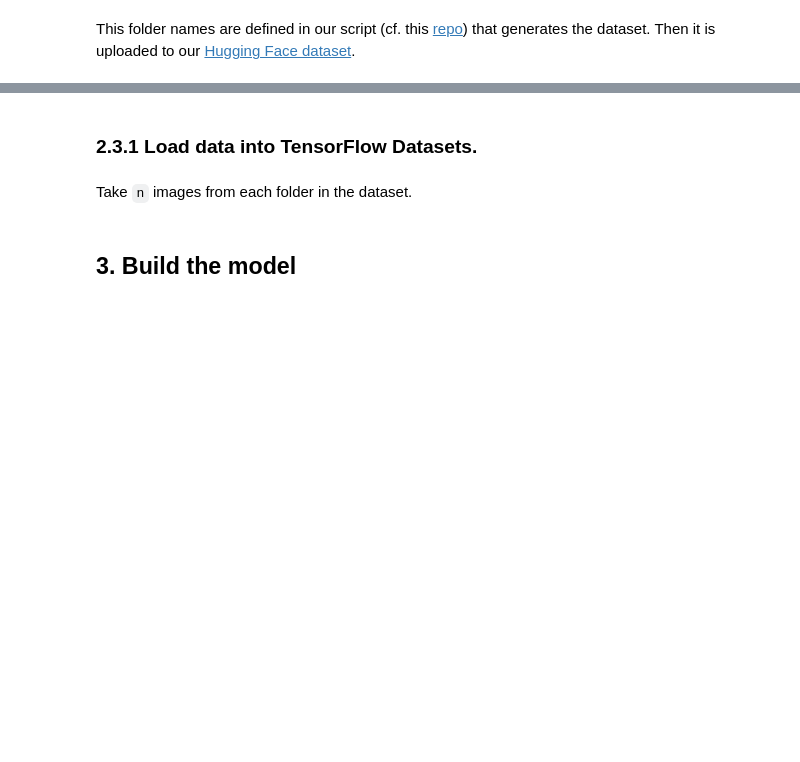
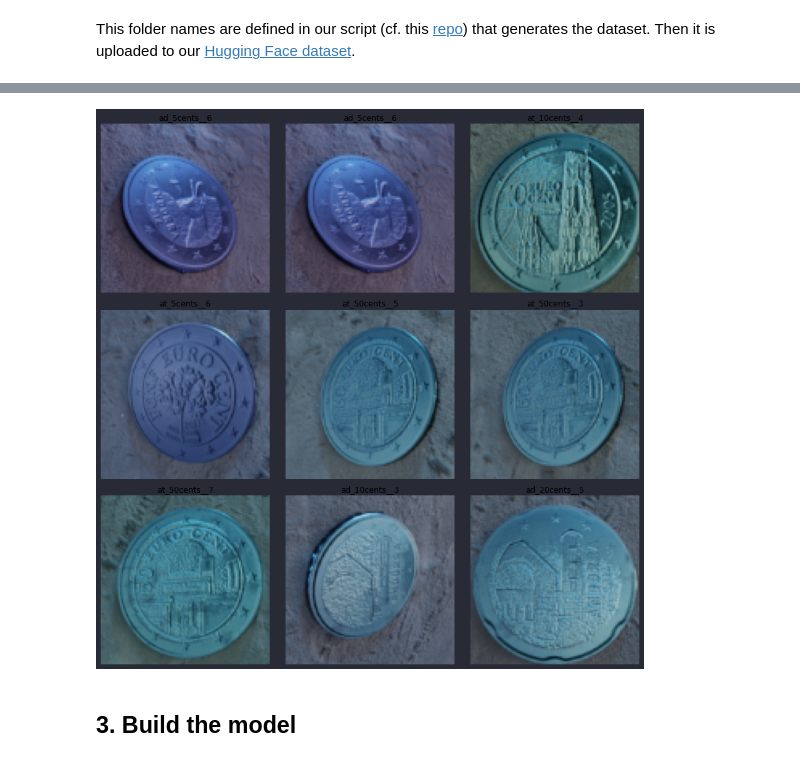
Before and after one commit to photonsquid/CoinDetector, a Jupyter notebook: main.ipynb, the cells around one changed output, grey strips where cells are left out. Cells and saved outputs as stored; diff of their text form; code cells hidden in the pictures; blank space fills up the shorter version.

Commit message:
auto: update dataset.py

```diff
--- a/main.ipynb
+++ b/main.ipynb
@@ -137,6 +86,0 @@ data
-# %% [markdown]
-### 2.3.1 Load data into TensorFlow Datasets.
-# %% [markdown]
-Take `n` images from each folder in the dataset.
-# %%
-images = {tf.data.Dataset.list_files(FOLDER_PATHS[folder]+'\*.jpg').take(NB_OF_IMAGES) for folder in FOLDER_NAMES}
@@ -143,3 +123,39 @@ images = {tf.data.Dataset.list_files(FOLDER_PATHS[folder]+'\*.jpg').take(NB_OF_I
+# %%
+# import imagrs into a tensor flow dataset
+train_images, train_labels = load_dataset(train_path)
+test_images, test_labels = load_dataset(test_path)
+
+# convert the images to numpy arrays
+train_images = np.array(train_images)
+test_images = np.array(test_images)
+
+# normalize the images
+train_images = train_images / 255.0
+test_images = test_images / 255.0
+# %%
+# from train dataset, show in a grid 3x3 images randomly selected, with the label on the top
+fig, axs = plt.subplots(3, 3, figsize=(15, 15))
+# set small space between images
+fig.subplots_adjust(hspace=0.1, wspace=0)
+# set background color
+fig.patch.set_facecolor('#282A36') # type: ignore
+# set color of the text
+plt.rcParams['text.color'] = '#ecf0f1'  # type: ignore
+
+for i in range(3):
+    for j in range(3):
+        # select a random image
+        index = random.randint(0, len(train_images))
+        image = train_images[index]
+        label = train_labels[index]
+        label = f"{label['country']}_{label['coin_value']}_{label['specificity']}_{label['id']}"
+        # show the image
+        axs[i, j].imshow(image) # type: ignore
+        axs[i, j].set_title(label)  # type: ignore
+        # remove the axis
+        axs[i, j].axis("off")  # type: ignore
+# %% [output]
+[figure, added]
 # %% [markdown]
 ## 3. Build the model
 # %% [markdown]
```
Also changed, not shown: parts of 14 cells of this notebook.
